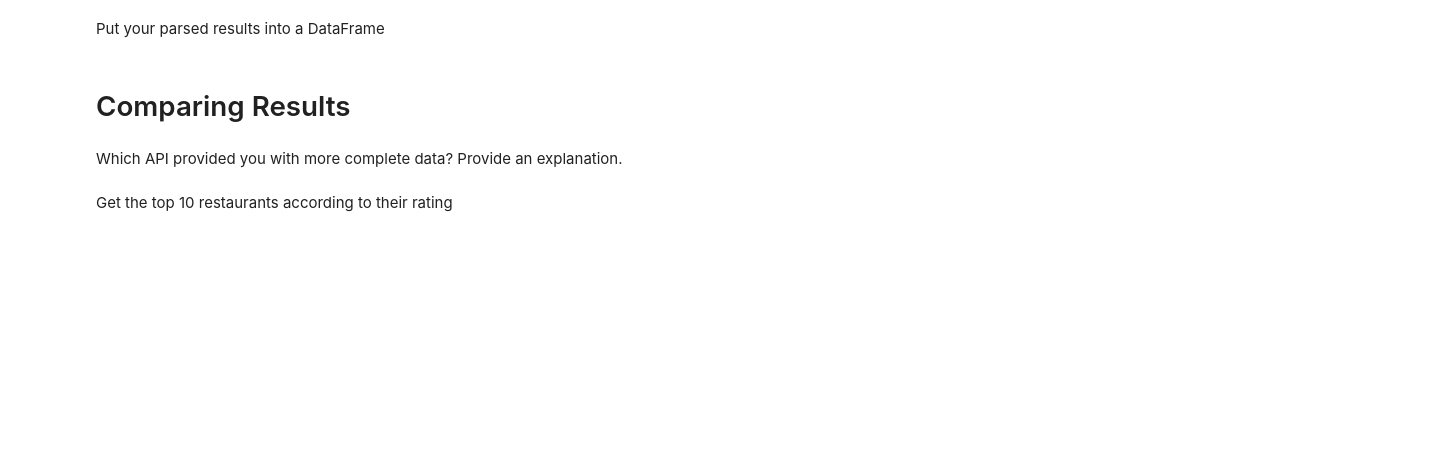
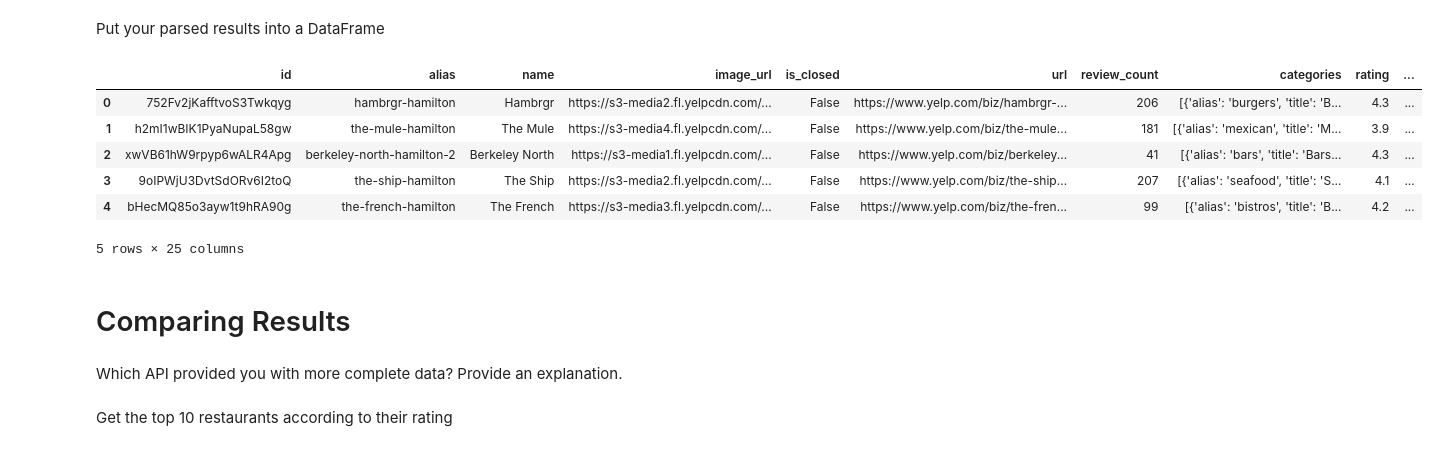
Before and after one commit to Goraw11/Statistical-Modelling-Project-Goraw11, a Jupyter notebook: notebooks/yelp_foursquare_EDA.ipynb, the cells around one changed output. Saved outputs shown, nothing was run; the diff lists cells and outputs as text; code cells hidden in the pictures; blank space fills up the shorter version.

```diff
--- a/notebooks/yelp_foursquare_EDA.ipynb
+++ b/notebooks/yelp_foursquare_EDA.ipynb
@@ -236,0 +321,22 @@ Parse through the response to get the POI (such as restaurants, bars, etc) detai
+# %%
+# Function to query yelp API for venues near a given location
+def get_nearby_venues(ll, radius, category_id):
+    params = {
+        'client_id': CLIENT_ID,
+        'client_secret': CLIENT_SECRET,
+        'v': VERSION,
+        'll': ll,
+        'radius': radius,
+        'categoryId': category_id
+    }
+    headers = {
+    "accept": "application/json",
+    "Authorization": "Bearer cRBYhL6JgM1_3z7dmW5PH1RvyG2HVcysOcqD7XtjH9Ag1tVrbBg82f-71Nox3xuzDbMlnhPSn9dGKXlKY1yTnrIxOn3iLdGvCEQira68_Y1ZfHnw__9WkHjMNRzuZXYx"
+}
+    response = requests.get(url, params=params, headers=headers)
+    if response.status_code == 200:
+       # return response.json()['response']['venues']
+        return response.json()
+    else:
+        print(f'Error: {response.status_code} - {response.text}')
+        return None
@@ -236,0 +365,8 @@ Parse through the response to get the POI (such as restaurants, bars, etc) detai
+# %%
+yelpbiketracking=pd.DataFrame()
+import json
+for index, row in available_bikes_yelp2.iterrows():
+    ll = (row['Latitude'], row['Longitude'])
+    yelpbiketracking['Station Name']=row ['Station Name']
+    response = get_nearby_venues(ll, 1000, None)
+    yelpbiketracking.loc[index,'newcolumn']=json.dumps(response)
@@ -236,0 +389,5 @@ Parse through the response to get the POI (such as restaurants, bars, etc) detai
+# %%
+venues=json.loads(yelpbiketracking['newcolumn'][0])
+flattenedvenue=pd.json_normalize(venues['businesses'])
+flattenedvenue.head(2)
+flattenedvenue.columns
@@ -237,2 +402,19 @@ Parse through the response to get the POI (such as restaurants, bars, etc) detai
 # %% [markdown]
 Put your parsed results into a DataFrame
+# %%
+flatteneddata=pd.DataFrame()
+for index, row in yelpbiketracking.iterrows():
+    venues=json.loads (row['newcolumn'])
+    flattenedvenue=pd.json_normalize (venues['businesses'])
+    flattenedvenue['Station Name']=row['Station Name']
+    flatteneddata=pd.concat([flatteneddata,flattenedvenue],ignore_index=True)
+# %%
+flatteneddata.head()
+# %% [output]
+|  | id | alias | name | image_url | is_closed | url | review_count | categories | rating | ... |
+| 0 | 752Fv2jKafftvoS3Twkqyg | hambrgr-hamilton | Hambrgr | https://s3-media2.fl.yelpcdn.com/... | False | https://www.yelp.com/biz/hambrgr-... | 206 | [{'alias': 'burgers', 'title': 'B... | 4.3 | ... |
+| 1 | h2mI1wBIK1PyaNupaL58gw | the-mule-hamilton | The Mule | https://s3-media4.fl.yelpcdn.com/... | False | https://www.yelp.com/biz/the-mule... | 181 | [{'alias': 'mexican', 'title': 'M... | 3.9 | ... |
+| 2 | xwVB61hW9rpyp6wALR4Apg | berkeley-north-hamilton-2 | Berkeley North | https://s3-media1.fl.yelpcdn.com/... | False | https://www.yelp.com/biz/berkeley... | 41 | [{'alias': 'bars', 'title': 'Bars... | 4.3 | ... |
+| 3 | 9oIPWjU3DvtSdORv6I2toQ | the-ship-hamilton | The Ship | https://s3-media2.fl.yelpcdn.com/... | False | https://www.yelp.com/biz/the-ship... | 207 | [{'alias': 'seafood', 'title': 'S... | 4.1 | ... |
+| 4 | bHecMQ85o3ayw1t9hRA90g | the-french-hamilton | The French | https://s3-media3.fl.yelpcdn.com/... | False | https://www.yelp.com/biz/the-fren... | 99 | [{'alias': 'bistros', 'title': 'B... | 4.2 | ... |
+5 rows × 25 columns
```
Also changed, not shown: parts of 11 cells of this notebook, 2 other files.
